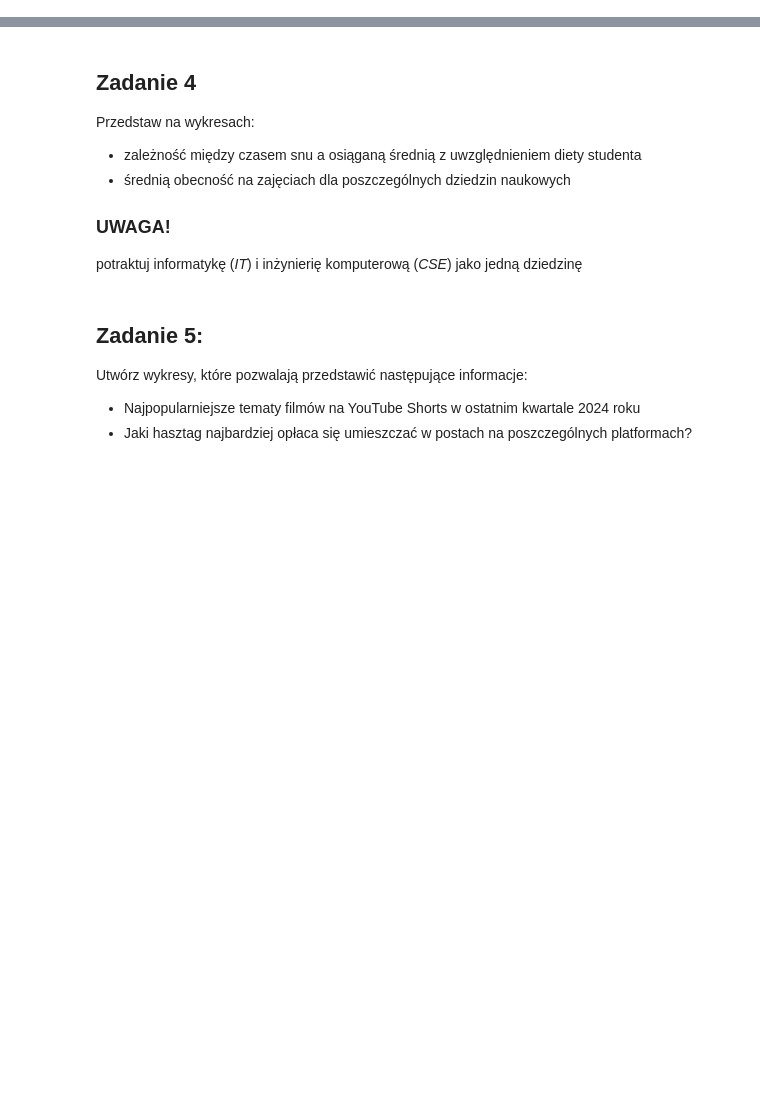
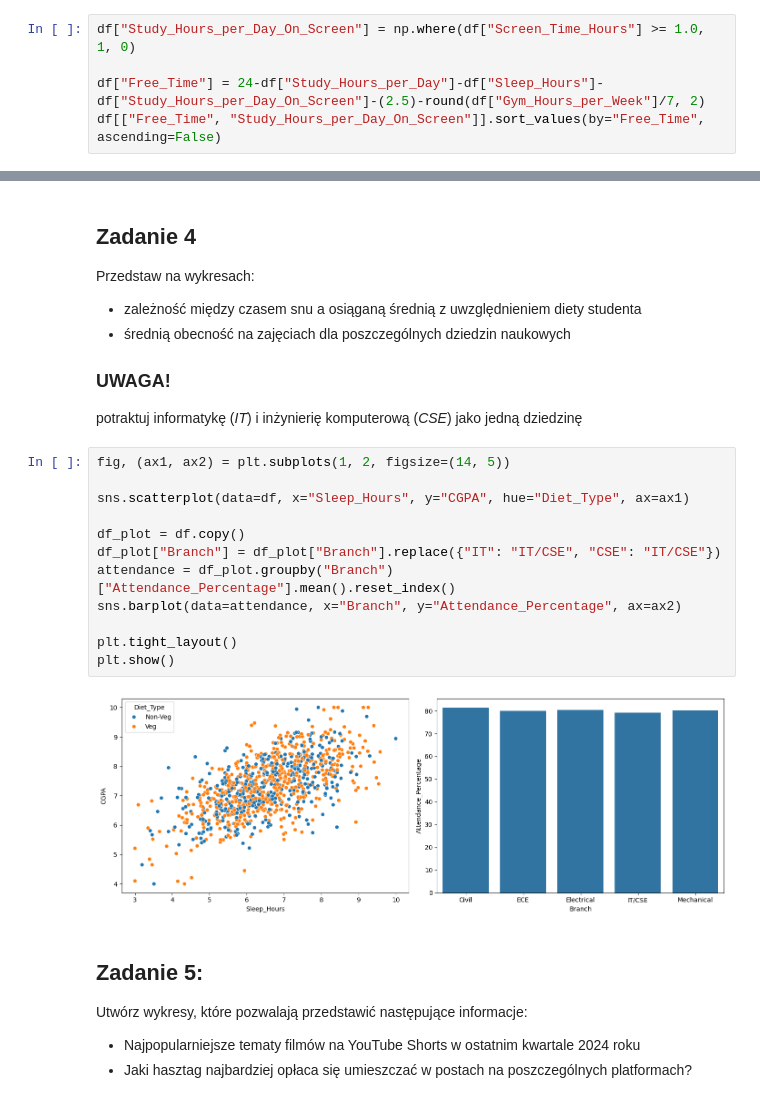
Before and after one commit to Zajecia-na-PWr-LR/lista-1-MarmoPL, a Jupyter notebook: UczenieMaszynowe_25_26_Lista1.ipynb, the cells around one changed output, grey strips where cells are left out. Cells and saved outputs as stored; diff of their text form; blank space fills up the shorter version.

```diff
--- a/UczenieMaszynowe_25_26_Lista1.ipynb
+++ b/UczenieMaszynowe_25_26_Lista1.ipynb
@@ -100,3 +101,8 @@ dodaj do ramki danych kolumnę z wyliczoną średnią ilością czasu wolnego, k
 - wyświetl wyłącznie dodatkową kolumnę oraz kolumny wykorzystane do wyliczenia ilości czasu wolnego
 - kolumna z czasem wolnym powinna wyświetlać się jako pierwsza z lewej
 - czas wolny powinien być zaokrąglony do drugiej liczby po przecinku
+# %%
+df["Study_Hours_per_Day_On_Screen"] = np.where(df["Screen_Time_Hours"] >= 1.0, 1, 0)
+
+df["Free_Time"] = 24-df["Study_Hours_per_Day"]-df["Sleep_Hours"]-df["Study_Hours_per_Day_On_Screen"]-(2.5)-round(df["Gym_Hours_per_Week"]/7, 2)
+df[["Free_Time", "Study_Hours_per_Day_On_Screen"]].sort_values(by="Free_Time", ascending=False)
@@ -114,6 +148,20 @@ Przedstaw na wykresach:
 - średnią obecność na zajęciach dla poszczególnych dziedzin naukowych
 ### UWAGA!
 potraktuj informatykę (*IT*) i inżynierię komputerową (*CSE*) jako jedną dziedzinę
+# %%
+fig, (ax1, ax2) = plt.subplots(1, 2, figsize=(14, 5))
+
+sns.scatterplot(data=df, x="Sleep_Hours", y="CGPA", hue="Diet_Type", ax=ax1)
+
+df_plot = df.copy()
+df_plot["Branch"] = df_plot["Branch"].replace({"IT": "IT/CSE", "CSE": "IT/CSE"})
+attendance = df_plot.groupby("Branch")["Attendance_Percentage"].mean().reset_index()
+sns.barplot(data=attendance, x="Branch", y="Attendance_Percentage", ax=ax2)
+
+plt.tight_layout()
+plt.show()
+# %% [output]
+[figure, added]
 # %% [markdown]
 ## Zadanie 5:
 Utwórz wykresy, które pozwalają przedstawić następujące informacje:
```
Also changed, not shown: parts of 3 cells of this notebook.
